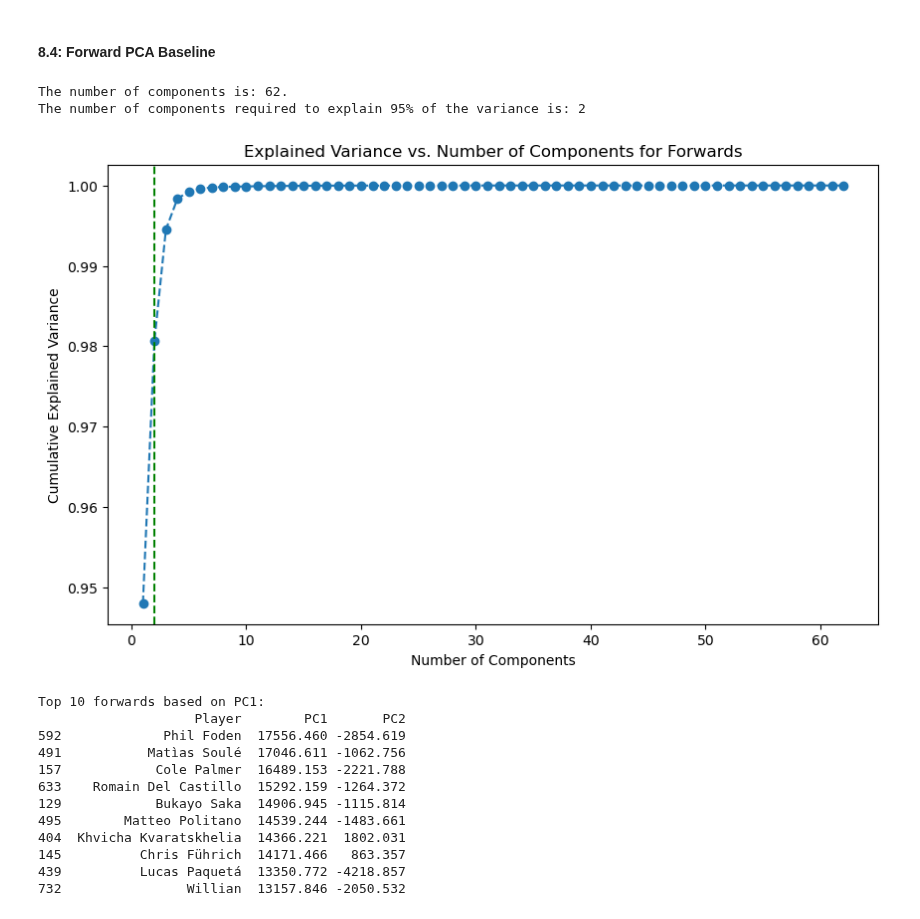
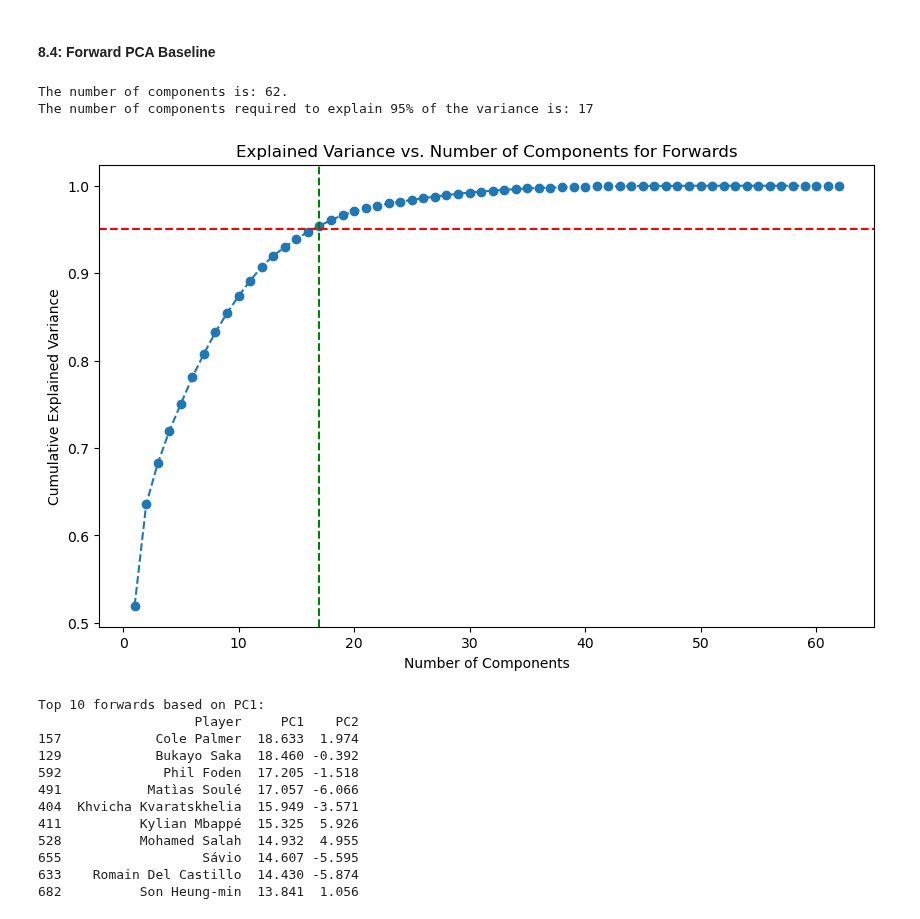
Before and after one commit to kezeani/109aproject, a Jupyter notebook: project.ipynb, the cells around one changed output. Cells and saved outputs as stored; diff of their text form; code cells hidden in the pictures.

Commit message:
fixed forwards

```diff
--- a/project.ipynb
+++ b/project.ipynb
@@ -678,34 +677,33 @@ plt.show()
 
 #### <div class='sub-section'>8.4: Forward PCA Baseline</div>
 # %%
-forwards = pd.read_csv("stats/FW_relevant_stats.csv")
 forward_nums = forwards.select_dtypes(include=[np.number]).dropna()
 
 #make sure to standardize the data above, if you read directly from the csv its not standardized yet
 #i think that will change the # of components that = 95%
 #after uncomment the 95% line in your graph
 
 pca = PCA()
 pca_forwards = pca.fit_transform(forward_nums)
 
 cumulative_variance = np.cumsum(pca.explained_variance_ratio_)
 optimal_components = np.argmax(cumulative_variance >= 0.95) + 1
 
 print(f"The number of components is: {pca.n_components_}. ")
 print(f"The number of components required to explain 95% of the variance is: {optimal_components}")
 
 plt.figure(figsize=(10, 6))
 plt.plot(range(1, len(cumulative_variance)+1), cumulative_variance,marker='o', linestyle='--')
 plt.axvline(x=optimal_components, color='g', linestyle='--', label=f'{optimal_components} Components')
-#plt.axhline(y=0.95, color='r', linestyle='--', label='95% Variance Threshold')
+plt.axhline(y=0.95, color='r', linestyle='--', label='95% Variance Threshold')
 plt.xlabel('Number of Components')
 plt.ylabel('Cumulative Explained Variance')
 plt.title('Explained Variance vs. Number of Components for Forwards')
 plt.show()
 # %% [output]
 The number of components is: 62.
-The number of components required to explain 95% of the variance is: 2
+The number of components required to explain 95% of the variance is: 17
-[figure, old version]
+[figure, new version]
 # %%
 forwards = forwards.loc[forward_nums.index]
 forwards['PC1'] = pca_forwards[:, 0]
@@ -716,17 +714,17 @@ print("Top 10 forwards based on PC1:")
 print(top_forwards[['Player', 'PC1', 'PC2']])
 # %% [output]
 Top 10 forwards based on PC1:
-                    Player        PC1       PC2
-592             Phil Foden  17556.460 -2854.619
-491           Matìas Soulé  17046.611 -1062.756
-157            Cole Palmer  16489.153 -2221.788
-633    Romain Del Castillo  15292.159 -1264.372
-129            Bukayo Saka  14906.945 -1115.814
-495        Matteo Politano  14539.244 -1483.661
-404  Khvicha Kvaratskhelia  14366.221  1802.031
-145          Chris Führich  14171.466   863.357
-439          Lucas Paquetá  13350.772 -4218.857
-732                Willian  13157.846 -2050.532
+                    Player     PC1    PC2
+157            Cole Palmer  18.633  1.974
+129            Bukayo Saka  18.460 -0.392
+592             Phil Foden  17.205 -1.518
+491           Matìas Soulé  17.057 -6.066
+404  Khvicha Kvaratskhelia  15.949 -3.571
+411          Kylian Mbappé  15.325  5.926
+528          Mohamed Salah  14.932  4.955
+655                  Sávio  14.607 -5.595
+633    Romain Del Castillo  14.430 -5.874
+682          Son Heung-min  13.841  1.056
 # %%
 plt.figure(figsize=(12, 8))
 plt.scatter(pca_forwards[:, 0], pca_forwards[:, 1], alpha=0.6, label="All Forwards")
```
Also changed, not shown: parts of 5 cells of this notebook.
